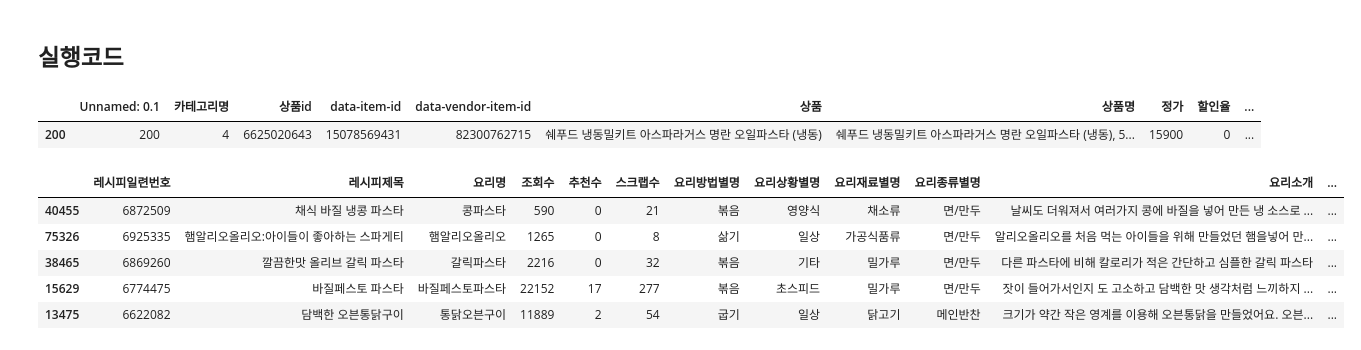
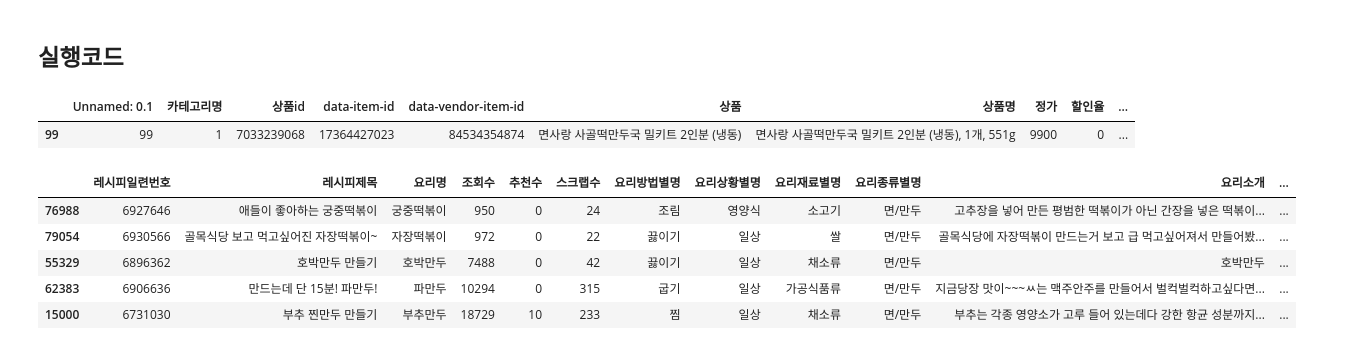
Before and after one commit to dajeong25/KDT_team4_FinalPJT, a Jupyter notebook: 02_modeling/레시피_추천_정리.ipynb, the cells around one changed output. Drawn from its saved outputs; the diff is of its cells as text; code cells hidden in the pictures.

```diff
--- a/02_modeling/레시피_추천_정리.ipynb
+++ b/02_modeling/레시피_추천_정리.ipynb
@@ -58,15 +58,3 @@ ckg.head()
 | 2 | 149207 | 토마토스파게티♥ | 토마토스파게티 | 12754 | 2 | 36 | 볶음 | 일상 | 가공식품류 | 면/만두 | 한번 만들어 두면 이모저모 쓸 용도가 많은 토마토소스를 이용... | ... |
 | 3 | 151148 | 표고버섯탕수 | 표고버섯탕수 | 16053 | 2 | 194 | 튀김 | 손님접대 | 버섯류 | 메인반찬 | 탕수육 먹을때 칼로리때문에 걱정하시는 분들!! 이제는 걱걱걱... | ... |
 | 4 | 153040 | 달콤한 마늘향이 가득해~ 갈릭치킨♥ | 갈릭치킨 | 8148 | 0 | 38 | 튀김 | 손님접대 | 닭고기 | 메인반찬 | 요즘 갈릭이 대세인거 같아요~ 그래서 오늘은 제가 너무 좋아... | ... |
-# %%
-#가중치까지 계산한 df을 불러옴
-ckg = pd.read_csv('../../data/ckg_weighted.csv')
-ckg.drop('Unnamed: 0', axis=1, inplace=True)
-
-#띄어쓰기로 변경
-#ckg['요리재료_전처리'] = ckg['요리재료_전처리'].apply(lambda x : x.replace(', ', ' '))
-
-#word2vec 사용을 위한 데이터 포멧 변경
-ckg['요리재료_전처리'] = ckg['요리재료_전처리'].apply(lambda x : x.split(', ')) # 1차원 list 형태
-
-ckg.head()
@@ -99,6 +139,6 @@ ckg.head()
 # %%
-sauce_dict = ['설탕','간장','된장','식초','오일','액젓','소금','물','소주','스프','고추장','고춧가루','사이다','소스','케첩','물엿','올리고당','매실청','식용유','후추','젓갈','즙','정종','와인']
-#'육수'
+# 만개의 레시피에서 사용된 양념 재료 사전
+sauce_dict = ['가루','설탕','간장','된장','식초','오일','액젓','소금','물','소주','스프','고추장','고춧가루','사이다','소스','케첩','물엿','올리고당','매실청','식용유','후추','젓갈','즙','정종','와인','맛술']
 # %% [markdown]
 # word2vec 기반
 - tfidf와 비교했을 때 w2v의 코사인이 카테고리 분류하지 않아도 유사한 레시피를 잘 찾아줌
@@ -246,77 +307,67 @@ def get_recipe_only(ingredients_list, sim_mealkit_df):
 # %% [markdown]
 ## 실행코드
+# %%
+# coupang에서 input 값의 df 추출
+num = 99
 # %%
-# coupang에서 input 값의 df 추출
-num = 200
-
 product_df = coupang.iloc[num:num+1, :]
 display(product_df)
 
 # input 상품명 및 구성정보 전처리 후 list로 추출
-product_list, ingredients_list = get_product_list(product_df)
+product_list, ingredients_list = get_product_list(num, product_df)
 
 # try:
+# input 상품의 만개의 레시피와 일치하는 카테고리만 추출 {dict}
+ckg_key_value = get_product_category(num, product_df)
+#print(ckg_key_value)
+
 # input 상품명과 일치하는 레시피만 추출
-recipe_df = get_recipe_df(product_list)
+recipe_df = get_recipe_df(product_list, ckg_key_value)
+#display(recipe_df)
+if len(recipe_df)==0: #일치하는 레시피가 아예 없는 경우 에러발생
+    raise
 recipe_index = recipe_df.index.tolist()
-#display(recipe_df)
 
+# 일치하는 만개의 레시피 요리재료명 통일
+word = get_recipe_pre(recipe_index, recipe_df)
 
-# 만개의 레시피의 요리재료명 통일
-recipe_lists = []
-for index in recipe_index:
-    recipe_list = []
-    man_ingredients = recipe_df.loc[index, '요리재료_전처리']
-    for man_ingredient in man_ingredients:
-        man_ingredient = get_ingredients_pre(man_ingredient)
-        if man_ingredient in sauce_dict:
-            pass
-        else:
-            recipe_list.append(man_ingredient)
-    recipe_lists.append(recipe_list)
+# 통일한 요리재료명 업데이트
+recipe_df['요리재료_전처리'] = word
+#recipe_df.to_csv('../../data/test_ingre.csv')
 
-recipe_df['요리재료_전처리'] = recipe_lists
-#recipe_df.head()
-
-# recipe_df.to_csv('../../data/test_ingre.csv')
-
-
-# 일치하는 레시피의 요리재료 전체 append
-word = [words for words in recipe_df.요리재료_전처리]
-
-# word list의 가장 마지막에 input 구성정보 append
+# word list의 가장 마지막에 input 구성정보 추가
 word.append(ingredients_list)
 
 # word2vec 모델 생성
-wv_model = Word2Vec(sentences=word, vector_size=100, window=5, min_count=1,  sg=1, batch_words=1000)
+wv_model = Word2Vec(sentences=word, vector_size=100, window=20, min_count=1,  sg=1, batch_words=1000, alpha=0.03)
 
 #레시피 별 벡터 평균 추출
 wordvec=[vectors(x, wv_model) for x in word]
 
 # 코사인유사도 계산
 w2v_sim=cosine_similarity(wordvec,wordvec)
 
 # 코사인유사도 행렬에서 input 상품의 인덱스 저장
 mealkit_index = len(w2v_sim)-1
 
 #input 상품과 유사한 레시피 df 추출
 sim_mealkit_df = wv_mealkit(w2v_sim, mealkit_index, 5, recipe_df)
 display(sim_mealkit_df)
 
 #레시피에만 있는 재료 추출
 print('ingredients = ', ingredients_list)
 recipe_ingredients = get_recipe_only(ingredients_list, sim_mealkit_df)
-recipe_ingredients = list(filter(None, recipe_ingredients)) # input 구성정보와 요리재료가 모두 일치하는 레시피 제외
+recipe_ingredients = list(filter(None, recipe_ingredients)) # input 구성정보와 요리재료가 모두 일치(빈리스트)하면 제외
 pprint(recipe_ingredients)
 
 # except:
 #     print("유사한 레시피가 없습니다.")
 # %% [output]
 |  | Unnamed: 0.1 | 카테고리명 | 상품id | data-item-id | data-vendor-item-id | 상품 | 상품명 | 정가 | 할인율 | ... |
-| 200 | 200 | 4 | 6625020643 | 15078569431 | 82300762715 | 쉐푸드 냉동밀키트 아스파라거스 명란 오일파스타 (냉동) | 쉐푸드 냉동밀키트 아스파라거스 명란 오일파스타 (냉동), 5... | 15900 | 0 | ... |
+| 99 | 99 | 1 | 7033239068 | 17364427023 | 84534354874 | 면사랑 사골떡만두국 밀키트 2인분 (냉동) | 면사랑 사골떡만두국 밀키트 2인분 (냉동), 1개, 551g | 9900 | 0 | ... |
 |  | 레시피일련번호 | 레시피제목 | 요리명 | 조회수 | 추천수 | 스크랩수 | 요리방법별명 | 요리상황별명 | 요리재료별명 | 요리종류별명 | 요리소개 | ... |
-| 40455 | 6872509 | 채식 바질 냉콩 파스타 | 콩파스타 | 590 | 0 | 21 | 볶음 | 영양식 | 채소류 | 면/만두 | 날씨도 더워져서 여러가지 콩에 바질을 넣어 만든 냉 소스로 ... | ... |
-| 75326 | 6925335 | 햄알리오올리오:아이들이 좋아하는 스파게티 | 햄알리오올리오 | 1265 | 0 | 8 | 삶기 | 일상 | 가공식품류 | 면/만두 | 알리오올리오를 처음 먹는 아이들을 위해 만들었던 햄을넣어 만... | ... |
-| 38465 | 6869260 | 깔끔한맛 올리브 갈릭 파스타 | 갈릭파스타 | 2216 | 0 | 32 | 볶음 | 기타 | 밀가루 | 면/만두 | 다른 파스타에 비해 칼로리가 적은 간단하고 심플한 갈릭 파스타 | ... |
-| 15629 | 6774475 | 바질페스토 파스타 | 바질페스토파스타 | 22152 | 17 | 277 | 볶음 | 초스피드 | 밀가루 | 면/만두 | 잣이 들어가서인지 도 고소하고 담백한 맛 생각처럼 느끼하지 ... | ... |
-| 13475 | 6622082 | 담백한 오븐통닭구이 | 통닭오븐구이 | 11889 | 2 | 54 | 굽기 | 일상 | 닭고기 | 메인반찬 | 크기가 약간 작은 영계를 이용해 오븐통닭을 만들었어요. 오븐... | ... |
+| 76988 | 6927646 | 애들이 좋아하는 궁중떡볶이 | 궁중떡볶이 | 950 | 0 | 24 | 조림 | 영양식 | 소고기 | 면/만두 | 고추장을 넣어 만든 평범한 떡볶이가 아닌 간장을 넣은 떡볶이... | ... |
+| 79054 | 6930566 | 골목식당 보고 먹고싶어진 자장떡볶이~ | 자장떡볶이 | 972 | 0 | 22 | 끓이기 | 일상 | 쌀 | 면/만두 | 골목식당에 자장떡볶이 만드는거 보고 급 먹고싶어져서 만들어봤... | ... |
+| 55329 | 6896362 | 호박만두 만들기 | 호박만두 | 7488 | 0 | 42 | 끓이기 | 일상 | 채소류 | 면/만두 | 호박만두 | ... |
+| 62383 | 6906636 | 만드는데 단 15분! 파만두! | 파만두 | 10294 | 0 | 315 | 굽기 | 일상 | 가공식품류 | 면/만두 | 지금당장 맛이~~~ㅆ는 맥주안주를 만들어서 벌컥벌컥하고싶다면... | ... |
+| 15000 | 6731030 | 부추 찐만두 만들기 | 부추만두 | 18729 | 10 | 233 | 찜 | 일상 | 채소류 | 면/만두 | 부추는 각종 영양소가 고루 들어 있는데다 강한 항균 성분까지... | ... |
```
Also changed, not shown: parts of 16 cells of this notebook.
